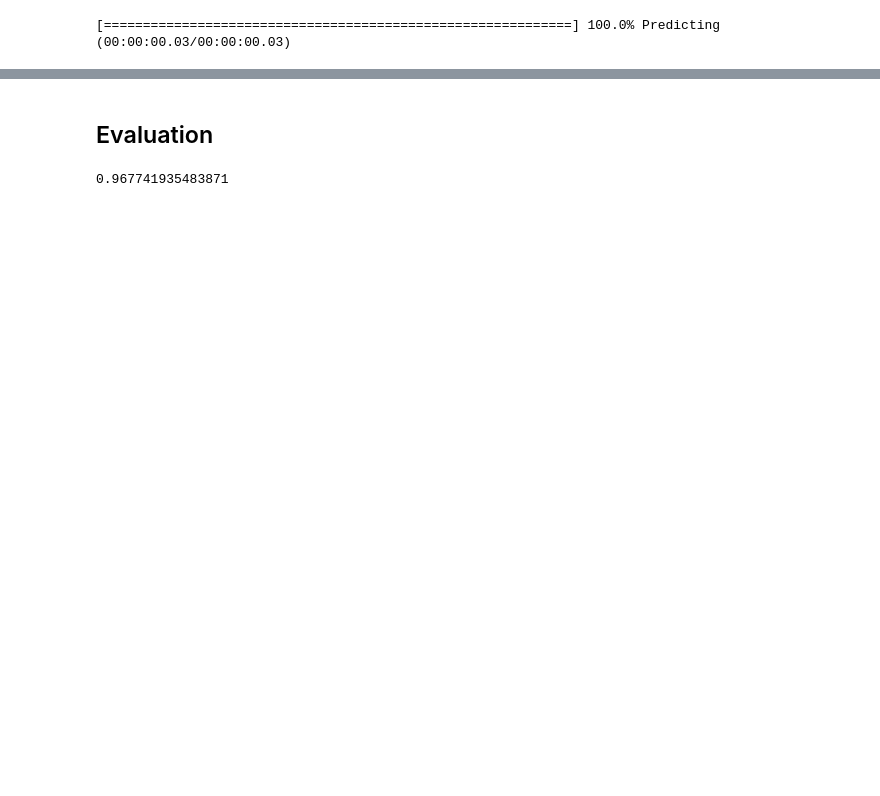
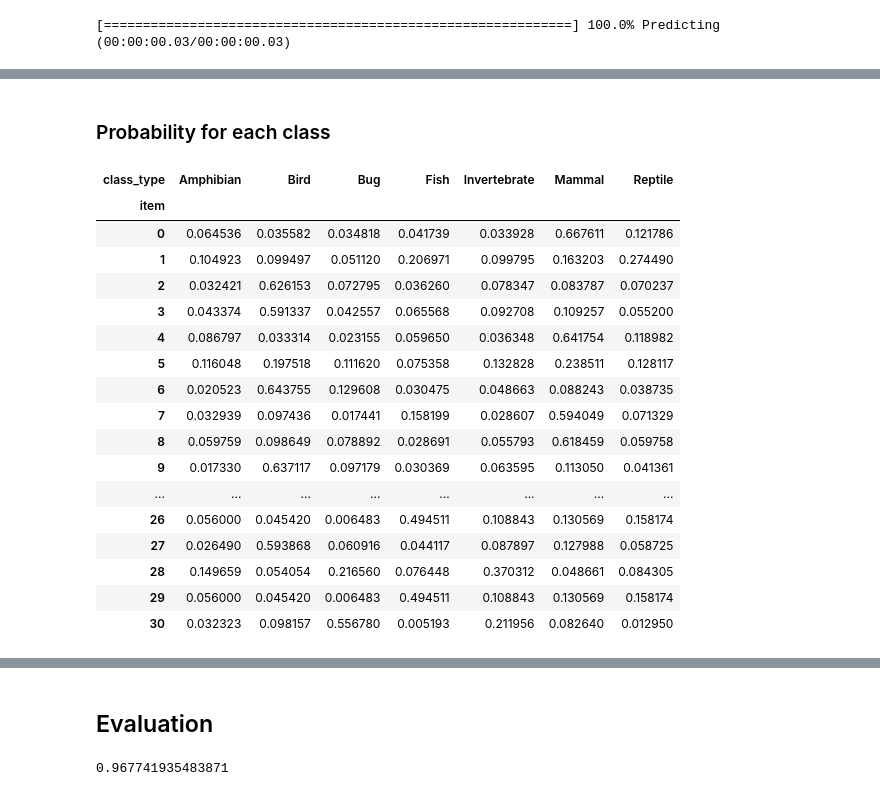
Before and after one commit to SparseTensorClassifier/tutorial, a Jupyter notebook: Quickstart.ipynb, the cells around one changed output, grey strips where cells are left out. Saved outputs shown, nothing was run; the diff lists cells and outputs as text; code cells hidden in the pictures; blank space fills up the shorter version.

```diff
--- a/Quickstart.ipynb
+++ b/Quickstart.ipynb
@@ -69,4 +67,4 @@ To save computational time, let's set `probability=False` and `explain=False`, s
 # %%
-labels, _, _ = STC.predict(zoo[70:], probability=False, explain=False)
+labels, probability, explainability = STC.predict(zoo[70:])
 # %% [output]
 [============================================================] 100.0% Predicting (00:00:00.03/00:00:00.03)
@@ -72,0 +94,23 @@ labels, _, _ = STC.predict(zoo[70:], probability=False, explain=False)
+# %% [markdown]
+### Probability for each class
+# %%
+probability
+# %% [output]
+| class_type | Amphibian | Bird | Bug | Fish | Invertebrate | Mammal | Reptile |
+| item |  |  |  |  |  |  |  |
+| 0 | 0.064536 | 0.035582 | 0.034818 | 0.041739 | 0.033928 | 0.667611 | 0.121786 |
+| 1 | 0.104923 | 0.099497 | 0.051120 | 0.206971 | 0.099795 | 0.163203 | 0.274490 |
+| 2 | 0.032421 | 0.626153 | 0.072795 | 0.036260 | 0.078347 | 0.083787 | 0.070237 |
+| 3 | 0.043374 | 0.591337 | 0.042557 | 0.065568 | 0.092708 | 0.109257 | 0.055200 |
+| 4 | 0.086797 | 0.033314 | 0.023155 | 0.059650 | 0.036348 | 0.641754 | 0.118982 |
+| 5 | 0.116048 | 0.197518 | 0.111620 | 0.075358 | 0.132828 | 0.238511 | 0.128117 |
+| 6 | 0.020523 | 0.643755 | 0.129608 | 0.030475 | 0.048663 | 0.088243 | 0.038735 |
+| 7 | 0.032939 | 0.097436 | 0.017441 | 0.158199 | 0.028607 | 0.594049 | 0.071329 |
+| 8 | 0.059759 | 0.098649 | 0.078892 | 0.028691 | 0.055793 | 0.618459 | 0.059758 |
+| 9 | 0.017330 | 0.637117 | 0.097179 | 0.030369 | 0.063595 | 0.113050 | 0.041361 |
+| ... | ... | ... | ... | ... | ... | ... | ... |
+| 26 | 0.056000 | 0.045420 | 0.006483 | 0.494511 | 0.108843 | 0.130569 | 0.158174 |
+| 27 | 0.026490 | 0.593868 | 0.060916 | 0.044117 | 0.087897 | 0.127988 | 0.058725 |
+| 28 | 0.149659 | 0.054054 | 0.216560 | 0.076448 | 0.370312 | 0.048661 | 0.084305 |
+| 29 | 0.056000 | 0.045420 | 0.006483 | 0.494511 | 0.108843 | 0.130569 | 0.158174 |
+| 30 | 0.032323 | 0.098157 | 0.556780 | 0.005193 | 0.211956 | 0.082640 | 0.012950 |
```
Also changed, not shown: parts of 9 cells of this notebook, 6 other files.
